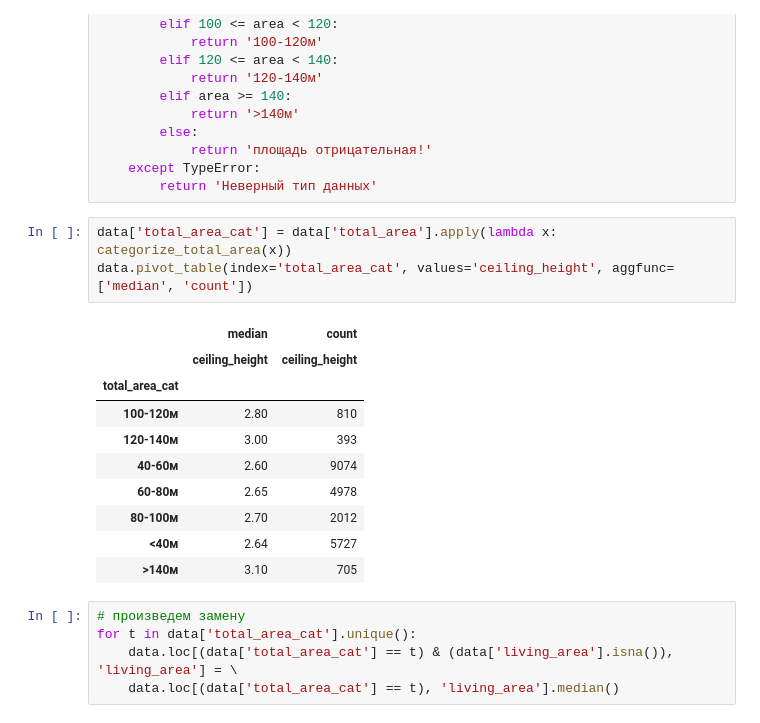
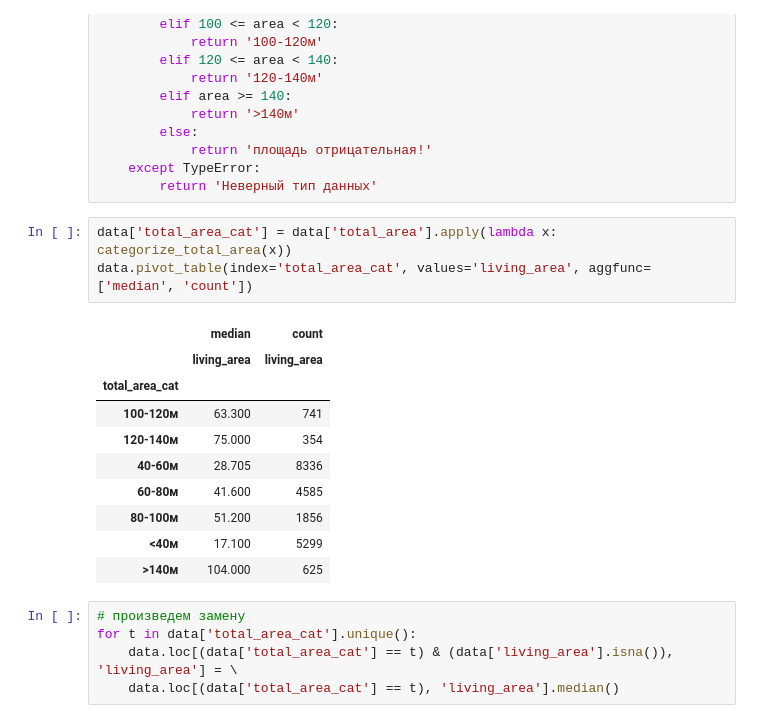
Before and after one commit to max150797/DataScience_Projects, a Jupyter notebook: Проекты по анализу данных/Исследование рынка недвижимости в Санкт-Петербурге/Разведывательный анализ данных.ipynb, the cells around one changed output. Drawn from its saved outputs; the diff is of its cells as text.

```diff
--- a/Проекты по анализу данных/Исследование рынка недвижимости в Санкт-Петербурге/Разведывательный анализ данных.ipynb
+++ b/Проекты по анализу данных/Исследование рынка недвижимости в Санкт-Петербурге/Разведывательный анализ данных.ipynb
@@ -174,18 +176,18 @@ def categorize_total_area(area):
         return 'Неверный тип данных'
 # %%
 data['total_area_cat'] = data['total_area'].apply(lambda x: categorize_total_area(x))
-data.pivot_table(index='total_area_cat', values='ceiling_height', aggfunc=['median', 'count'])
+data.pivot_table(index='total_area_cat', values='living_area', aggfunc=['median', 'count'])
 # %% [output]
 |  | median | count |
-|  | ceiling_height | ceiling_height |
+|  | living_area | living_area |
 | total_area_cat |  |  |
-| 100-120м | 2.80 | 810 |
-| 120-140м | 3.00 | 393 |
-| 40-60м | 2.60 | 9074 |
-| 60-80м | 2.65 | 4978 |
-| 80-100м | 2.70 | 2012 |
-| <40м | 2.64 | 5727 |
-| >140м | 3.10 | 705 |
+| 100-120м | 63.300 | 741 |
+| 120-140м | 75.000 | 354 |
+| 40-60м | 28.705 | 8336 |
+| 60-80м | 41.600 | 4585 |
+| 80-100м | 51.200 | 1856 |
+| <40м | 17.100 | 5299 |
+| >140м | 104.000 | 625 |
 # %%
 # произведем замену
 for t in data['total_area_cat'].unique():
```
Also changed, not shown: parts of 66 cells of this notebook.
